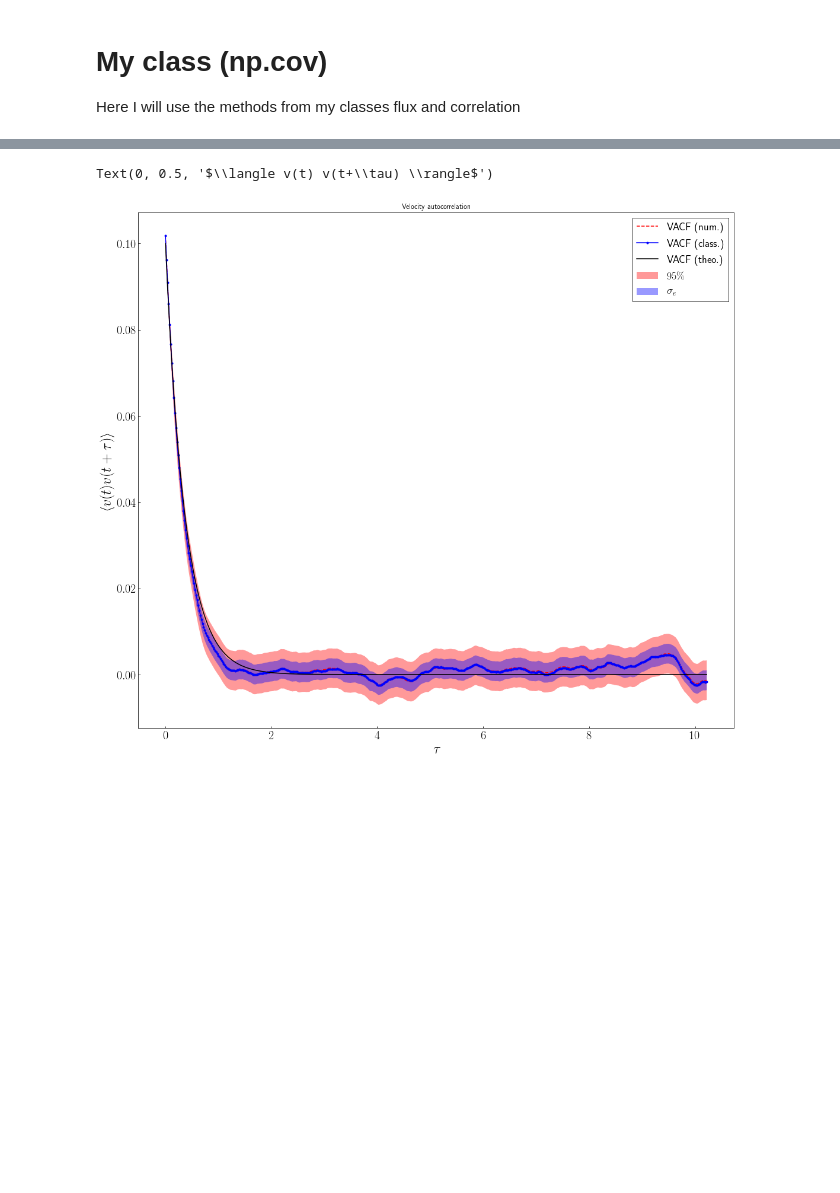
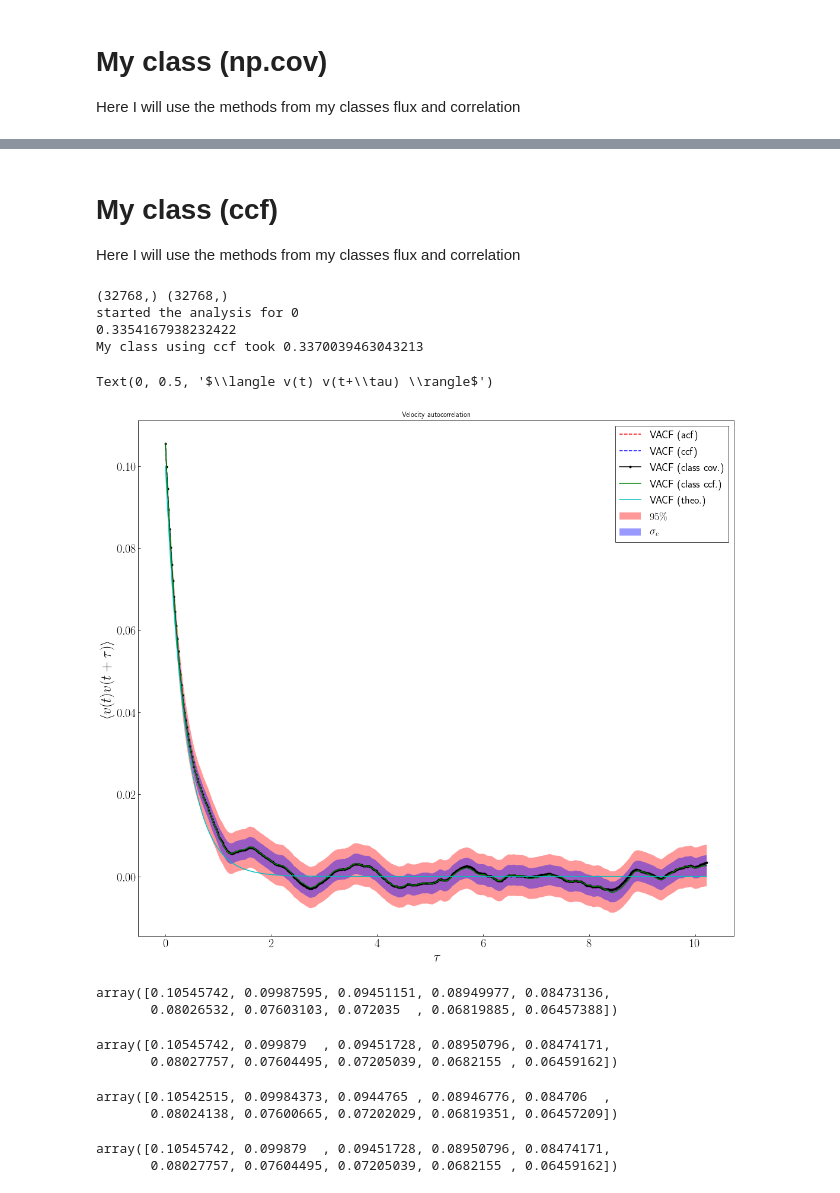
Before and after one commit to sramirezh/Utilities, a Jupyter notebook: Lammps/Transport_coefficients/Analysis/autocorrelation_and_gk.ipynb, the cells around one changed output, grey strips where cells are left out. Cells and saved outputs as stored; diff of their text form; code cells hidden in the pictures; blank space fills up the shorter version.

```diff
--- a/Lammps/Transport_coefficients/Analysis/autocorrelation_and_gk.ipynb
+++ b/Lammps/Transport_coefficients/Analysis/autocorrelation_and_gk.ipynb
@@ -75,16 +89,56 @@ My class took 2.8253209590911865
+# %% [markdown]
+# My class (ccf)
+Here I will use the methods from my classes flux and correlation
+# %%
+t1 = t.time()
+
+times = np.arange(0,len(v_data),1)
+velocity = fc.flux(v_data , times,"V")
+print(np.shape(times),np.shape(v_data))
+D1 = fc.correlation(velocity, velocity, len(time))
+D1.evaluate_ccf()
+
+print ("My class using ccf took %s"%(t.time()-t1))
+# %% [output]
+(32768,) (32768,)
+started the analysis for 0
+0.3354167938232422
+My class using ccf took 0.3370039463043213
 # %%
 cf.set_plot_appearance()
 plt.close('all')
 fig,ax = plt.subplots(figsize=(18, 16))
-ax.plot(time, acf_num,'--', label='VACF (num.)')
+ax.plot(time, acf_num,'--', label='VACF (acf)')
+ax.plot(time, acf_num,'--', label='VACF (ccf)')
 ax.fill_between(time, confidence[:,0], confidence[:,1] ,alpha=0.4, label = r"$95\%$")
 ax.fill_between(time, acf_num-std_error, acf_num+std_error ,alpha=0.4, label =r'$\sigma_e$')
-ax.plot(time, D.cor[0], '.-', label="VACF (class.)")
+ax.plot(time, D.cor[0], '.-', label="VACF (class cov.)")
+ax.plot(time, D1.cor[0], '-', label="VACF (class ccf.)")
 ax.plot(time, T*np.exp(-gamma*time), label='VACF (theo.)')
 plt.legend(loc = 'upper right')
 plt.title('Velocity autocorrelation')
 plt.xlabel(r'$\tau$')
 plt.ylabel(r'$\langle v(t) v(t+\tau) \rangle$')
 # %% [output]
 Text(0, 0.5, '$\\langle v(t) v(t+\\tau) \\rangle$')
-[figure, old version]
+[figure, new version]
+# %%
+acf_num[:10]
+# %% [output]
+array([0.10545742, 0.09987595, 0.09451151, 0.08949977, 0.08473136,
+       0.08026532, 0.07603103, 0.072035  , 0.06819885, 0.06457388])
+# %%
+ccf_num[:10]
+# %% [output]
+array([0.10545742, 0.099879  , 0.09451728, 0.08950796, 0.08474171,
+       0.08027757, 0.07604495, 0.07205039, 0.0682155 , 0.06459162])
+# %%
+D.cor[0][:10]
+# %% [output]
+array([0.10542515, 0.09984373, 0.0944765 , 0.08946776, 0.084706  ,
+       0.08024138, 0.07600665, 0.07202029, 0.06819351, 0.06457209])
+# %%
+D1.cor[0][:10]
+# %% [output]
+array([0.10545742, 0.099879  , 0.09451728, 0.08950796, 0.08474171,
+       0.08027757, 0.07604495, 0.07205039, 0.0682155 , 0.06459162])
```
Also changed, not shown: parts of 7 cells of this notebook.
